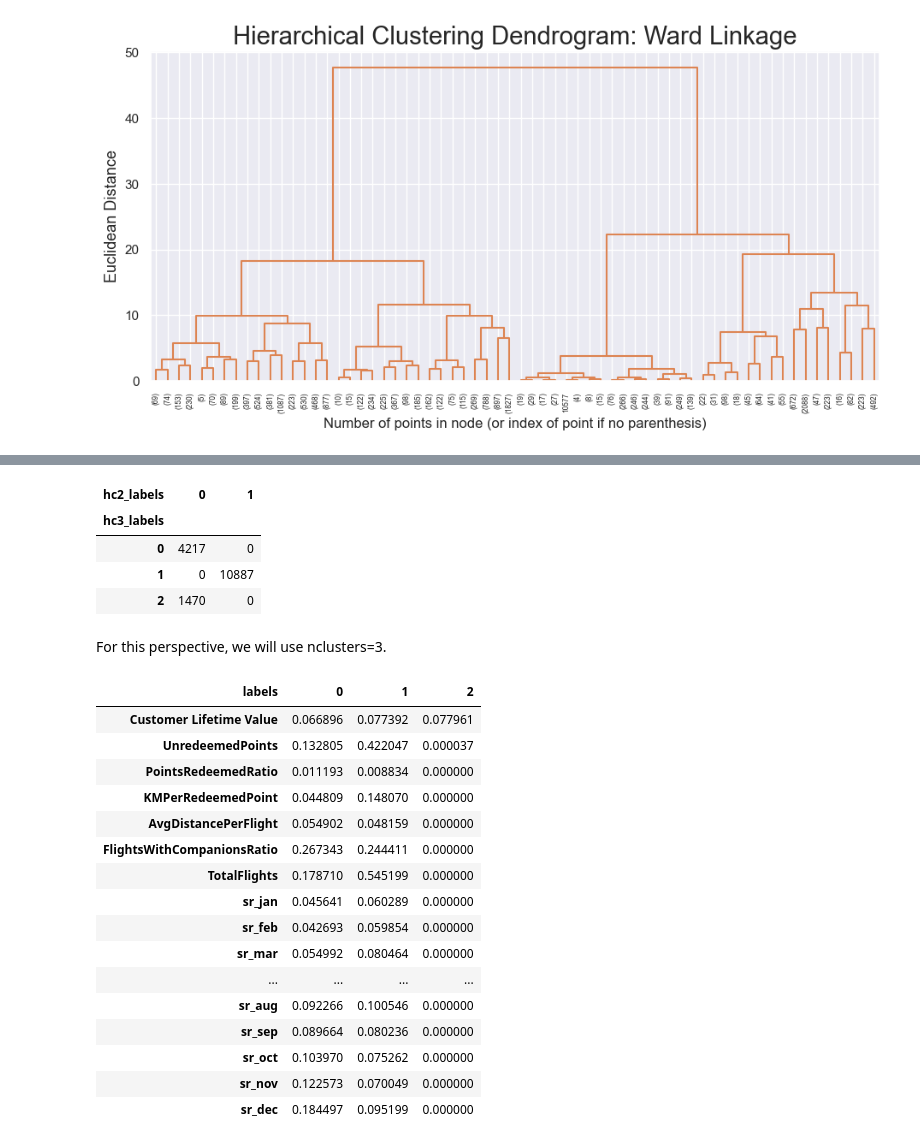
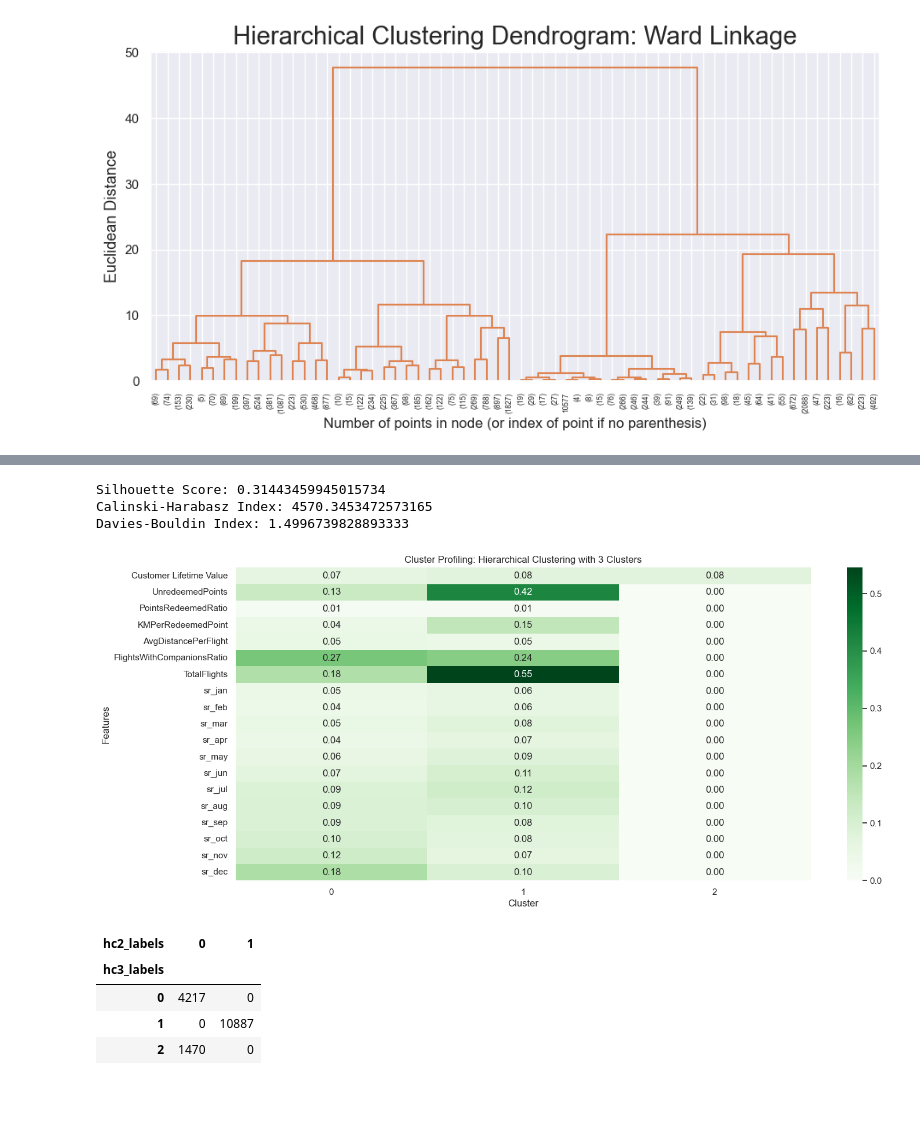
Before and after one commit to calcoafrancisca/Group-39---DM---Part2, a Jupyter notebook: Value-Based-Perspective.ipynb, the cells around one changed output, grey strips where cells are left out. Drawn from its saved outputs; the diff is of its cells as text; code cells hidden in the pictures; blank space fills up the shorter version.

```diff
--- a/Value-Based-Perspective.ipynb
+++ b/Value-Based-Perspective.ipynb
@@ -258,15 +296,17 @@ df_concat.groupby('labels').mean()
 # %%
 # 3 cluster solution
 
-hc3_clust = AgglomerativeClustering(n_clusters=3)
-hc3_labels = hc3_clust.fit_predict(df_value_based)
+linkage = "ward"
+distance = "euclidean"
+n_clusters = 3
+hclust = AgglomerativeClustering(linkage=linkage, metric=distance, n_clusters=n_clusters)
+
+hc_labels3 = hclust.fit_predict(df_value_based)
 # %%
-# Characterizing the 3 clusters
-df_concat = pd.concat([df_value_based,
-                       pd.Series(hc3_labels,
-                                 name='labels',
-                                 index=df_value_based.index)],
-                    axis=1)
-
-df_concat.groupby('labels').mean()
+df_concat = pd.concat([
+    df_value_based,
+    pd.Series(hc_labels3, name='labels', index=df_value_based.index)
+    ],
+    axis=1)
+df_concat.groupby('labels').mean().T
 # %% [output]
@@ -278,3 +330,31 @@ df_concat.groupby('labels').mean()
+# %%
+# Features used for clustering
+X = df_value_based
+
+# Compute metrics
+silhouette = silhouette_score(X, hc_labels3)
+calinski_harabasz = calinski_harabasz_score(X, hc_labels3)
+davies_bouldin = davies_bouldin_score(X, hc_labels3)
+
+# Display results
+print("Silhouette Score:", silhouette)
+print("Calinski-Harabasz Index:", calinski_harabasz)
+print("Davies-Bouldin Index:", davies_bouldin)
+# %% [output]
+Silhouette Score: 0.31443459945015734
+Calinski-Harabasz Index: 4570.3453472573165
+Davies-Bouldin Index: 1.4996739828893333
+# %%
+cluster_means = df_concat.groupby('labels')[value_features].mean().T
+
+plt.figure(figsize=(16,7))
+sns.heatmap(cluster_means, cmap="Greens", annot=True, fmt=".2f")
+plt.xlabel("Cluster")
+plt.ylabel("Features")
+plt.title("Cluster Profiling: Hierarchical Clustering with 3 Clusters")
+plt.show()
+# %% [output]
+[figure, added]
 # %%
 ## See crosstab of 3 vs 2
 
@@ -288,5 +368,3 @@ pd.crosstab(
 | 0 | 4217 | 0 |
 | 1 | 0 | 10887 |
 | 2 | 1470 | 0 |
-# %% [markdown]
-For this perspective, we will use nclusters=3.
@@ -301,27 +370,0 @@ hc_labels = hclust.fit_predict(df_value_based)
-# %%
-# Characterizing the final clusters
-
-df_concat = pd.concat([
-    df_value_based,
-    pd.Series(hc_labels, name='labels', index=df_value_based.index)
-    ],
-    axis=1)
-df_concat.groupby('labels').mean().T
-# %% [output]
-| labels | 0 | 1 | 2 |
-| Customer Lifetime Value | 0.066896 | 0.077392 | 0.077961 |
-| UnredeemedPoints | 0.132805 | 0.422047 | 0.000037 |
-| PointsRedeemedRatio | 0.011193 | 0.008834 | 0.000000 |
-| KMPerRedeemedPoint | 0.044809 | 0.148070 | 0.000000 |
-| AvgDistancePerFlight | 0.054902 | 0.048159 | 0.000000 |
-| FlightsWithCompanionsRatio | 0.267343 | 0.244411 | 0.000000 |
-| TotalFlights | 0.178710 | 0.545199 | 0.000000 |
-| sr_jan | 0.045641 | 0.060289 | 0.000000 |
-| sr_feb | 0.042693 | 0.059854 | 0.000000 |
-| sr_mar | 0.054992 | 0.080464 | 0.000000 |
-| ... | ... | ... | ... |
-| sr_aug | 0.092266 | 0.100546 | 0.000000 |
-| sr_sep | 0.089664 | 0.080236 | 0.000000 |
-| sr_oct | 0.103970 | 0.075262 | 0.000000 |
-| sr_nov | 0.122573 | 0.070049 | 0.000000 |
-| sr_dec | 0.184497 | 0.095199 | 0.000000 |
```
Also changed, not shown: parts of 11 cells of this notebook.
